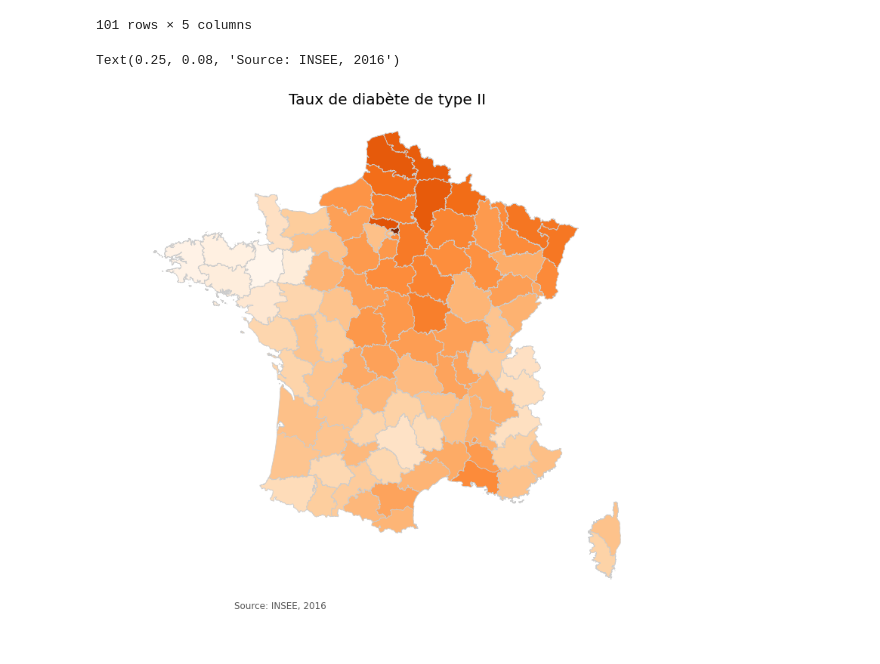
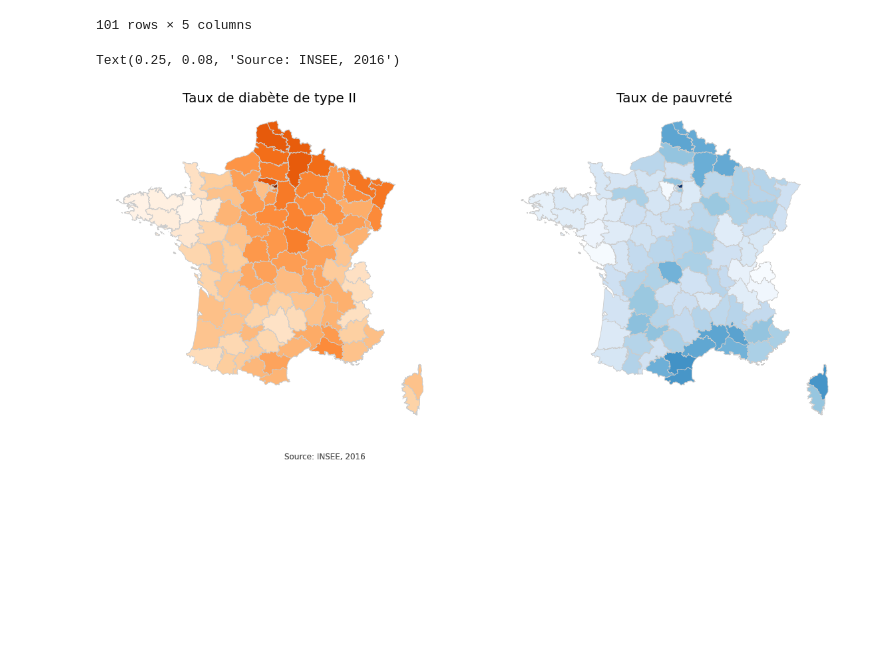
Before and after one commit to DonFeli/Projet_Inegalites, a Jupyter notebook: Projet_visualisation.ipynb, the cells around one changed output. Saved outputs shown, nothing was run; the diff lists cells and outputs as text; code cells hidden in the pictures; blank space fills up the shorter version.

```diff
--- a/Projet_visualisation.ipynb
+++ b/Projet_visualisation.ipynb
@@ -120,13 +122,21 @@ diabete_geo = metropole.merge(social_data_diabete, left_on='code_insee', right_o
 # %%
-variable = 'Diabète type II'
+variable1 = 'Diabète type II'
+variable2 = 'Taux de pauvreté'
 vmin, vmax = 120, 220
 # %%
-fig, ax = plt.subplots(1, figsize=(20, 12))
-diabete_geo.plot(column=variable, cmap='Oranges', linewidth=0.8, ax=ax, edgecolor='0.8')
+fig = plt.figure(figsize=(20, 10))
+ax1 = fig.add_subplot(121)
+ax2 = fig.add_subplot(122)
 
-ax.axis('off')
-ax.set_title('Taux de diabète de type II', fontsize=20)
-ax.annotate('Source: INSEE, 2016', xy=(0.25, .08), xycoords='figure fraction', horizontalalignment='left', verticalalignment='top', fontsize=12, color='#555555')
+diabete_geo.plot(column=variable1, cmap='Oranges', linewidth=0.8, ax=ax1, edgecolor='0.8')
+ax1.axis('off')
+ax1.set_title('Taux de diabète de type II', fontsize=20)
+ax1.annotate('Source: INSEE, 2016', xy=(0.25, .08), xycoords='figure fraction', horizontalalignment='left', verticalalignment='top', fontsize=12, color='#555555')
+
+pauvrete_geo.plot(column=variable2, cmap='Blues', linewidth=0.8, ax=ax2, edgecolor='0.8')
+ax2.axis('off')
+ax2.set_title('Taux de pauvreté', fontsize=20)
+ax2.annotate('Source: INSEE, 2016', xy=(0.25, .08), xycoords='figure fraction', horizontalalignment='left', verticalalignment='top', fontsize=12, color='#555555')
 # %% [output]
 Text(0.25, 0.08, 'Source: INSEE, 2016')
-[figure, old version]
+[figure, new version]
```
Also changed, not shown: parts of 7 cells of this notebook.
